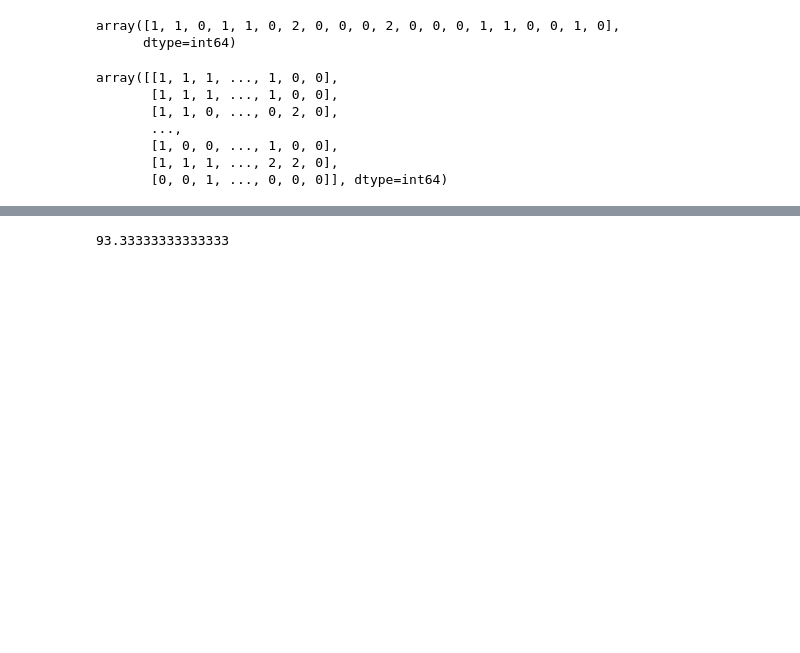
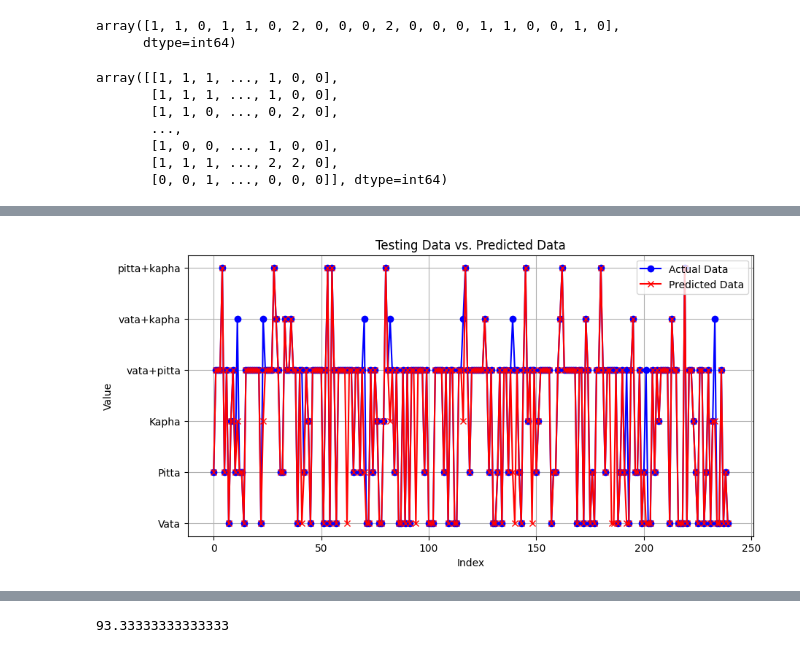
Before and after one commit to PrathameshDhande22/Prakriti-Determine, a Jupyter notebook: bot/ML/PrakritiDeep.ipynb, the cells around one changed output, grey strips where cells are left out. Drawn from its saved outputs; the diff is of its cells as text; code cells hidden in the pictures; blank space fills up the shorter version.

```diff
--- a/bot/ML/PrakritiDeep.ipynb
+++ b/bot/ML/PrakritiDeep.ipynb
@@ -228,6 +286,19 @@ y_predict_labels
  0,
  1,
  0]
+# %%
+plt.figure(figsize=(10, 5))
+plt.plot(y_test, label='Actual Data', color='blue', marker='o')
+plt.plot(y_predict_labels, label='Predicted Data', color='red', marker='x')
+plt.title('Testing Data vs. Predicted Data')
+plt.xlabel('Index')
+plt.ylabel('Value')
+plt.yticks(labels=target,ticks=range(0,6))
+plt.legend(loc="upper right")
+plt.grid(True)
+plt.show()
+# %% [output]
+[figure, added]
 # %%
 outputs=[target[i] for i in y_predict_labels]
 outputs
```
Also changed, not shown: parts of 39 cells of this notebook, 1 other file.
